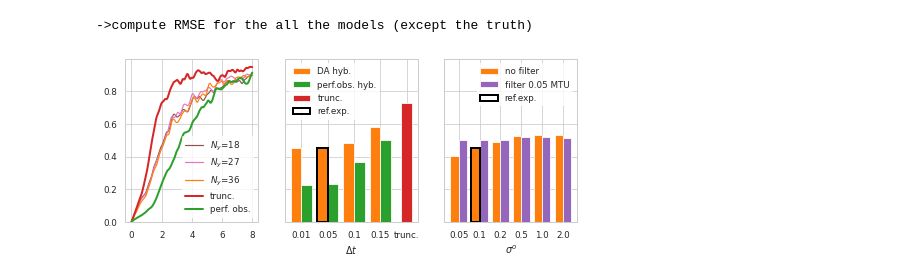
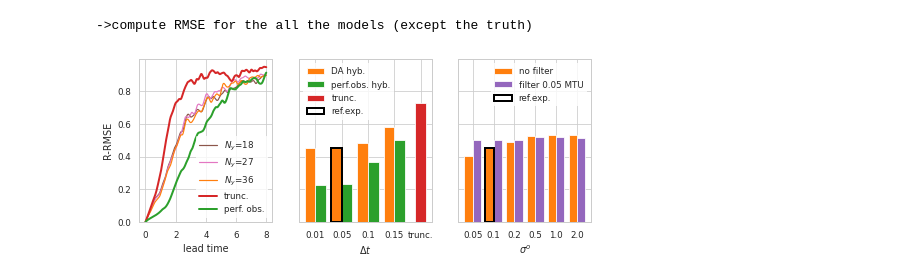
Before and after one commit to brajard/reddaml, a Jupyter notebook: L2S/philtra-figure2.ipynb, the cells around one changed output. Cells and saved outputs as stored; diff of their text form; code cells hidden in the pictures.

Commit message:
add ylabel to fig. 2

```diff
--- a/L2S/philtra-figure2.ipynb
+++ b/L2S/philtra-figure2.ipynb
@@ -274,32 +274,33 @@ ax1.legend()
 #Number time step to display
 limT = 800
 
 #Displayed color
 cols=['C5','C6','C1']
 
 df_phyb = df[(df['Nfil_train']==ref_params['Nfil_train'][0])&
           (df['std_o']==ref_params['std_o'][0])&
           (df['dtObs']==ref_params['dtObs'][0]) &
              (df['model']=='hybrid')
          ]
 
 df_ppo = df[(df['model']=='perfect') &
             (df['dtObs']==ref_params['dtObs'][0])]
 
 for i,idx in enumerate(df_phyb.index):
     ax.plot(tt[:limT],RMSE[idx][:limT],
             label='$N_y$={}'.format(df_phyb.loc[idx,'p']),
            color=cols[i])
 ax.plot(tt[:limT],RMSE[df_trunc.index[0]][:limT],
         label='trunc.',color='C3',linewidth=2)
 
 ax.plot(tt[:limT],RMSE[df_ppo.index[0]][:limT],
         label='perf. obs.',color='C2',linewidth=2)
 
 ax.legend();
-
+ax.set_xlabel('lead time')
+ax.set_ylabel('R-RMSE')
 if figdir:
     fig.savefig(os.path.join(figdir,'philtra-fig2.png'),
             dpi=200, bbox_inches='tight', pad_inches=0)
 # %% [output]
-[figure, old version]
+[figure, new version]
```
Also changed, not shown: 1 other file.
